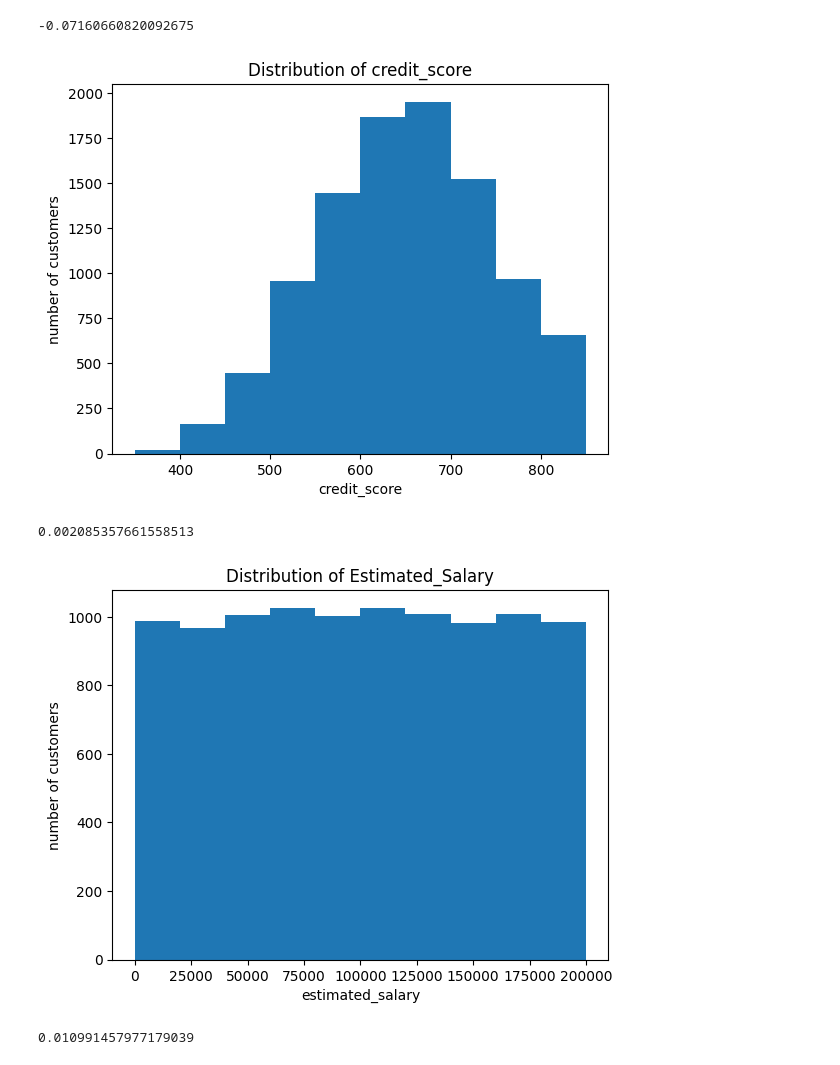
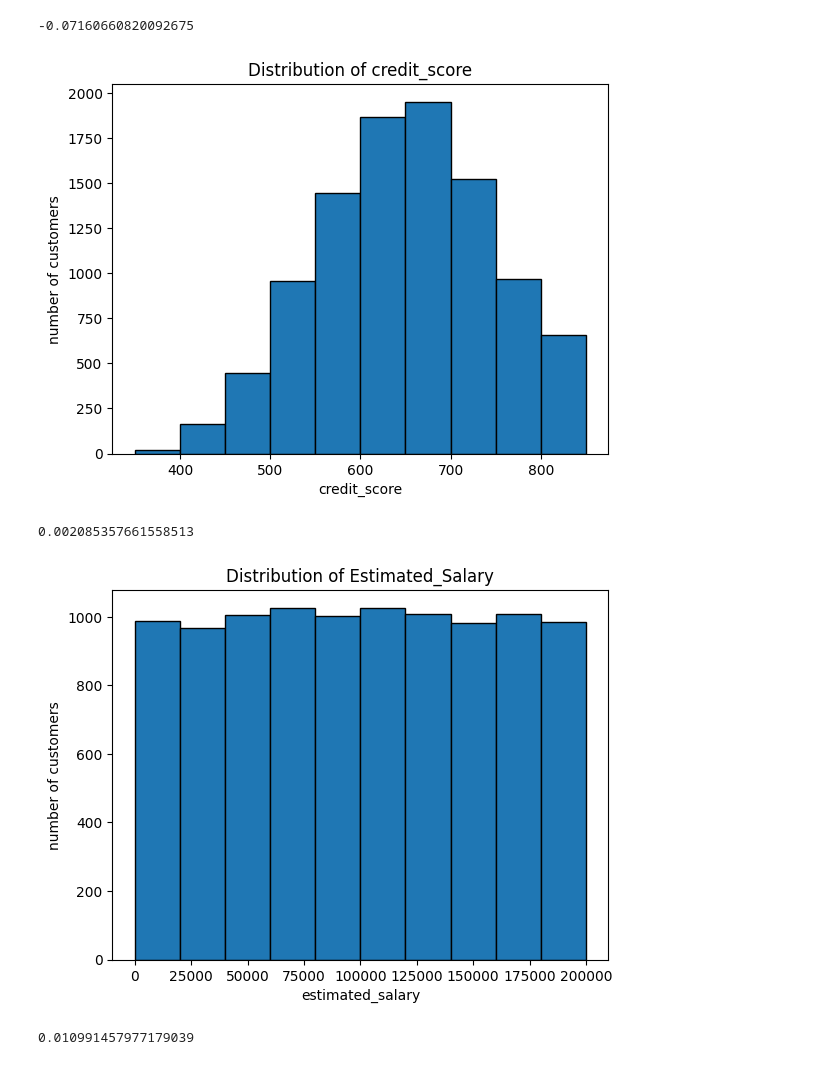
Before and after one commit to yasminsheikh3125/Team1_banking, a Jupyter notebook: notebooks/EDA.ipynb, the cells around one changed output. Drawn from its saved outputs; the diff is of its cells as text; code cells hidden in the pictures.

Commit message:
Modified Visualization for EDA

```diff
--- a/notebooks/EDA.ipynb
+++ b/notebooks/EDA.ipynb
@@ -92,7 +94,8 @@ print(df['credit_score'].skew())
 # %%
 #ploting the histrogram of credit_score column
 
-plt.hist(df ['credit_score'], bins=10)
+plt.hist(df ['credit_score'], bins=10, edgecolor='black')
+
 plt.title("Distribution of credit_score")
 plt.xlabel("credit_score")
 plt.ylabel("number of customers")
@@ -100,7 +103,7 @@ plt.show()
 
 # most customer have more than 600  credit score
 # %% [output]
-[figure, old version]
+[figure, new version]
 # %%
 print(df['estimated_salary'].skew())
 # %% [output]
@@ -108,13 +111,14 @@ print(df['estimated_salary'].skew())
 # %%
 #ploting the histrogram of estimated salary column
 
-plt.hist(df ['estimated_salary'], bins=10)
+plt.hist(df ['estimated_salary'], bins=10, edgecolor='black')
+
 plt.title("Distribution of Estimated_Salary")
 plt.xlabel("estimated_salary")
 plt.ylabel("number of customers")
 plt.show()
 # %% [output]
-[figure, old version]
+[figure, new version]
 # %%
 print(df['tenure'].skew())
 # %% [output]
```
Also changed, not shown: parts of 4 cells of this notebook.
